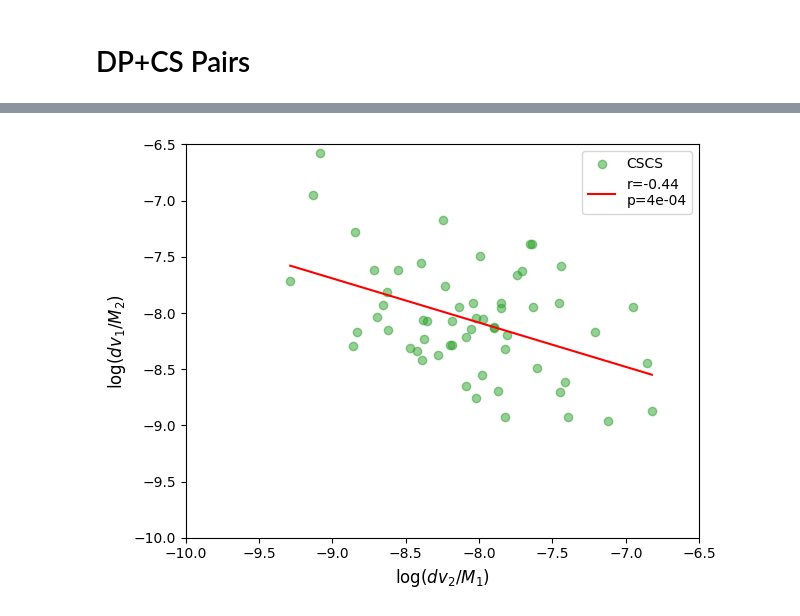
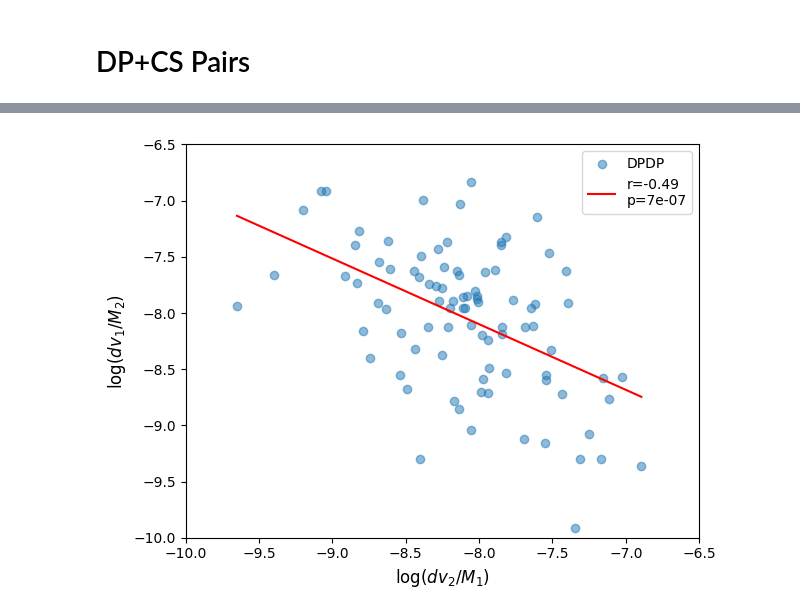
Before and after one commit to hyp0515/searching_inflow, a Jupyter notebook: merger.ipynb, the cells around one changed output, grey strips where cells are left out. Saved outputs shown, nothing was run; the diff lists cells and outputs as text; code cells hidden in the pictures.

```diff
--- a/merger.ipynb
+++ b/merger.ipynb
@@ -21,15 +21,15 @@ dp_cols = ['OII3726_dp', 'OII3729_dp',
 dp_rank_cols = [f'{col[:-3]}_rank' for col in dp_cols]
 # %%
 DP = DP()
-dps_df, model_1comp_dps, left_2comp_dps, right_2comp_dps = DP.extract_fits_data('./catalogs/0310_dps.fits')
-cs_df, model_1comp_cs, left_2comp_cs, right_2comp_cs = DP.extract_fits_data('./catalogs/0310_nbcs.fits')
+dps_df, model_1comp_dps, left_2comp_dps, right_2comp_dps = DP.extract_fits_data('./catalogs/0315_dps_test.fits')
+cs_df, model_1comp_cs, left_2comp_cs, right_2comp_cs = DP.extract_fits_data('./catalogs/0315_nbcs_test.fits')
 
 stellar_df = pd.read_csv('./catalogs/stellar_fits_catalog.csv')
 dps_df = pd.merge(dps_df, stellar_df, on='TARGETID', how='left',validate='one_to_one')
 cs_df = pd.merge(cs_df, stellar_df, on='TARGETID', how='left',validate='one_to_one')
 
-dps_df.drop(columns=dp_cols+dp_rank_cols+['MORPHTYPE', 'p_value', 'BPT_1comp'], inplace=True)
-cs_df.drop(columns=['MORPHTYPE', 'p_value', 'BPT_2comp', 'dv_r', 'dv_l', 'sigma_l', 'sigma_r'], inplace=True)
+dps_df.drop(columns=dp_cols+['MORPHTYPE', 'P_VALUE', 'BPT_1COMP'], inplace=True)
+cs_df.drop(columns=['MORPHTYPE', 'P_VALUE', 'DV_R', 'DV_L', 'SIGMA_L', 'SIGMA_R'], inplace=True)
 # %%
 classification_map = {
     1: 'SF', 4: 'COMP', 16: 'AGN', 64: 'LINER', 256: 'unclassified',
@@ -42,19 +42,19 @@ classification_map = {
 # dps_df['BPT_2comp'] = dps_df['BPT_2comp'].map(classification_map)
 # cs_df['BPT_1comp'] = cs_df['BPT_1comp'].map(classification_map)
 # %%
-delta_dv = dps_df['dv_r'] - dps_df['dv_l']
+delta_dv = dps_df['DV_R'] - dps_df['DV_L']
 resolution = c * 0.8 / (Halpha_rest*(1+dps_df['Z']))
-sigma_r = np.sqrt(dps_df['sigma_r']**2 + resolution**2)
-sigma_l = np.sqrt(dps_df['sigma_l']**2 + resolution**2)
+sigma_r = np.sqrt(dps_df['SIGMA_R']**2 + resolution**2)
+sigma_l = np.sqrt(dps_df['SIGMA_L']**2 + resolution**2)
 dps_df['delta_dv'] = delta_dv
 dps_df['width_ratio'] = sigma_l / sigma_r
 # %%
 # robust_dps = dps_df[(dps_df['BPT_2comp']!=512)&(dps_df['VD_SL']!=0)&(dps_df['LOGM']!=0)]
-robust_dps = dps_df[(dps_df['BPT_2comp']!=512)&(dps_df['LOGM']!=0)]
+robust_dps = dps_df[(dps_df['BPT_2COMP']!=512)&(dps_df['LOGM']!=0)]
 robust_dps = robust_dps[(~robust_dps['width_ratio'].isnull())]
 
 # robust_cs = cs_df[(cs_df['BPT_1comp']!=256)&(cs_df['VD_SL']!=0)&(cs_df['LOGM']!=0)]
-robust_cs = cs_df[(cs_df['BPT_1comp']!=256)&(cs_df['LOGM']!=0)]
+robust_cs = cs_df[(cs_df['BPT_1COMP']!=256)&(cs_df['LOGM']!=0)]
 # %%
 print(len(robust_dps), len(robust_cs))
 # %% [output]
@@ -148,8 +148,8 @@ def find_pairs(df_1, df_2, physical_sep_kpc=50, avoid_self=True):
 # DP+DP Pairs
 # %%
 dpdp_df = find_pairs(robust_dps, robust_dps, physical_sep_kpc=50, avoid_self=True)
-dpdp_df['BPT_1'] = dpdp_df['TARGETID1'].map(robust_dps.set_index('TARGETID')['BPT_2comp'])
-dpdp_df['BPT_2'] = dpdp_df['TARGETID2'].map(robust_dps.set_index('TARGETID')['BPT_2comp'])
+dpdp_df['BPT_1'] = dpdp_df['TARGETID1'].map(robust_dps.set_index('TARGETID')['BPT_2COMP'])
+dpdp_df['BPT_2'] = dpdp_df['TARGETID2'].map(robust_dps.set_index('TARGETID')['BPT_2COMP'])
 dpdp_df['delta_v_1'] = dpdp_df['TARGETID1'].map(robust_dps.set_index('TARGETID')['delta_dv'])
 dpdp_df['delta_v_2'] = dpdp_df['TARGETID2'].map(robust_dps.set_index('TARGETID')['delta_dv'])
 # dpdp_df['delta_v_2'] = dpdp_df['TARGETID2'].map(robust_dps.set_index('TARGETID')['delta_dv'])
@@ -284,8 +284,8 @@ plt.show()
 from scipy import stats
 from scipy.stats import spearmanr
 # Prepare the data from the previous plot, using log scale
-x_data = np.log10(cscs_df['delta_v_2'] / 10**cscs_df['LOGM_1'])
-y_data = np.log10(cscs_df['delta_v_1'] / 10**cscs_df['LOGM_2'])
+x_data = np.log10(dpdp_df['delta_v_2'] / 10**dpdp_df['LOGM_1'])
+y_data = np.log10(dpdp_df['delta_v_1'] / 10**dpdp_df['LOGM_2'])
 
 # Remove any non-finite values to ensure the fit can be calculated
 valid_data = pd.DataFrame({'x': x_data, 'y': y_data}).dropna()
@@ -293,33 +293,33 @@ valid_data = valid_data[np.isfinite(valid_data).all(1)]
 
 # Filter data within a given range. You can change the range as needed.
 x_min, x_max = -10., -6.5
 y_min, y_max = -10., -6.5
 fit_data = valid_data[(valid_data['x'] >= x_min) & (valid_data['x'] <= x_max) &
                       (valid_data['y'] >= y_min) & (valid_data['y'] <= y_max)]
 # fit_data = valid_data.copy() # Use all valid data for fitting if you don't want to filter by range
 
 # Perform linear regression on the filtered data
 slope, intercept, correlation, p_value, std_err = stats.linregress(fit_data['x'], fit_data['y'])
 # correlation, p_value = spearmanr(fit_data['x'], fit_data['y'])
 
 # Create the scatter plot of all valid data
-plt.scatter(valid_data['x'], valid_data['y'], alpha=0.5, label='CSCS', color='C2')
+plt.scatter(valid_data['x'], valid_data['y'], alpha=0.5, label='DPDP', color='C0')
 
 
 # Create the fit line
 fit_x = np.linspace(fit_data['x'].min(), fit_data['x'].max(), 100)
 fit_y = slope * fit_x + intercept
 plt.plot(fit_x, fit_y, color='red', label=f'r={correlation:.2f}\np={p_value:.0e}')
 
 # Set plot labels and title
 plt.xlabel(r'log($dv_2 / M_1$)', fontsize=12)
 plt.ylabel(r'log($dv_1 / M_2$)', fontsize=12)
 # plt.title('Linear Fit of Delta DV Scatter')
 plt.xlim((x_min, x_max))
 plt.ylim((y_min, y_max))
 plt.legend()
 plt.tight_layout()
-plt.savefig('./figures/Feb25/cscs_fit.png')
+# plt.savefig('./figures/Feb25/cscs_fit.png')
 plt.show()
 # %% [output]
-[figure, old version]
+[figure, new version]
```
Also changed, not shown: parts of 16 cells of this notebook, 11 other files.
